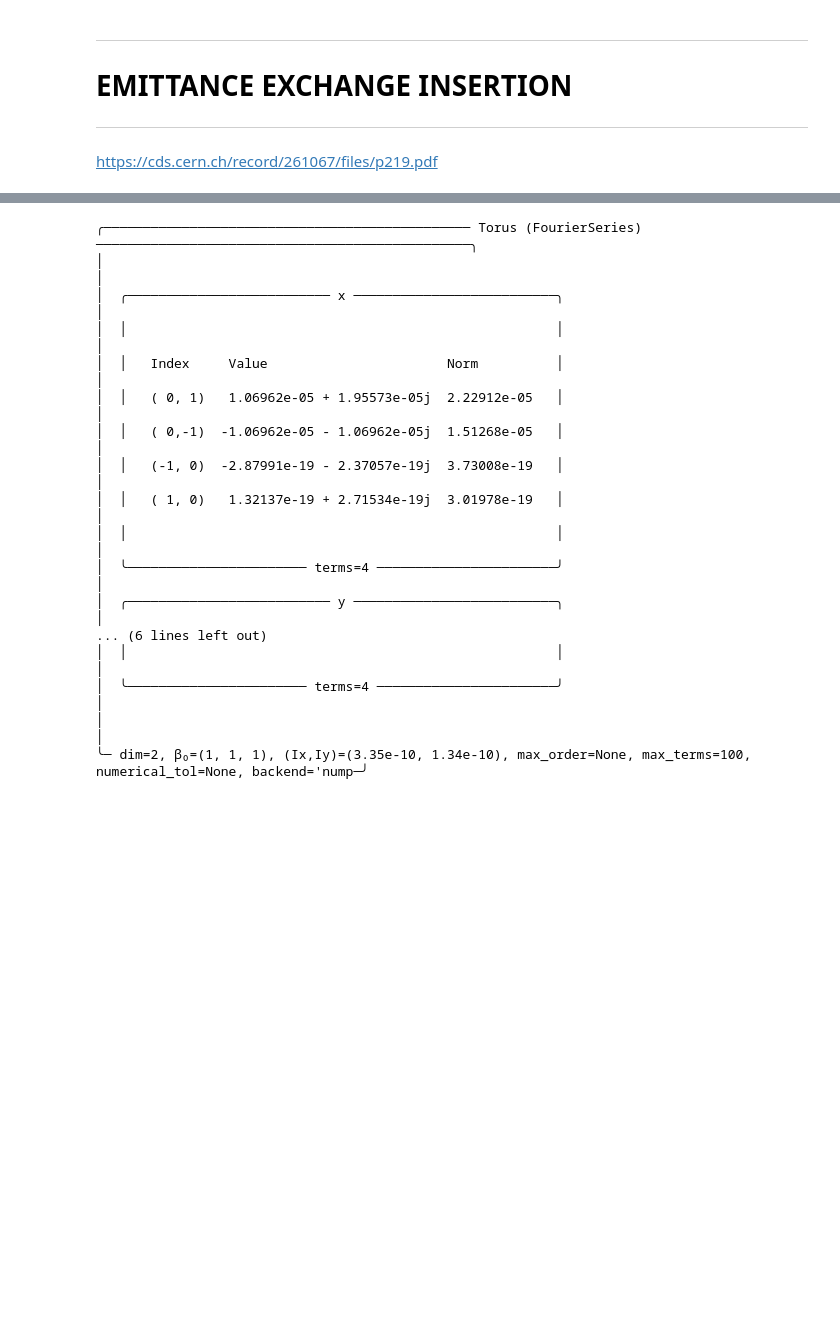
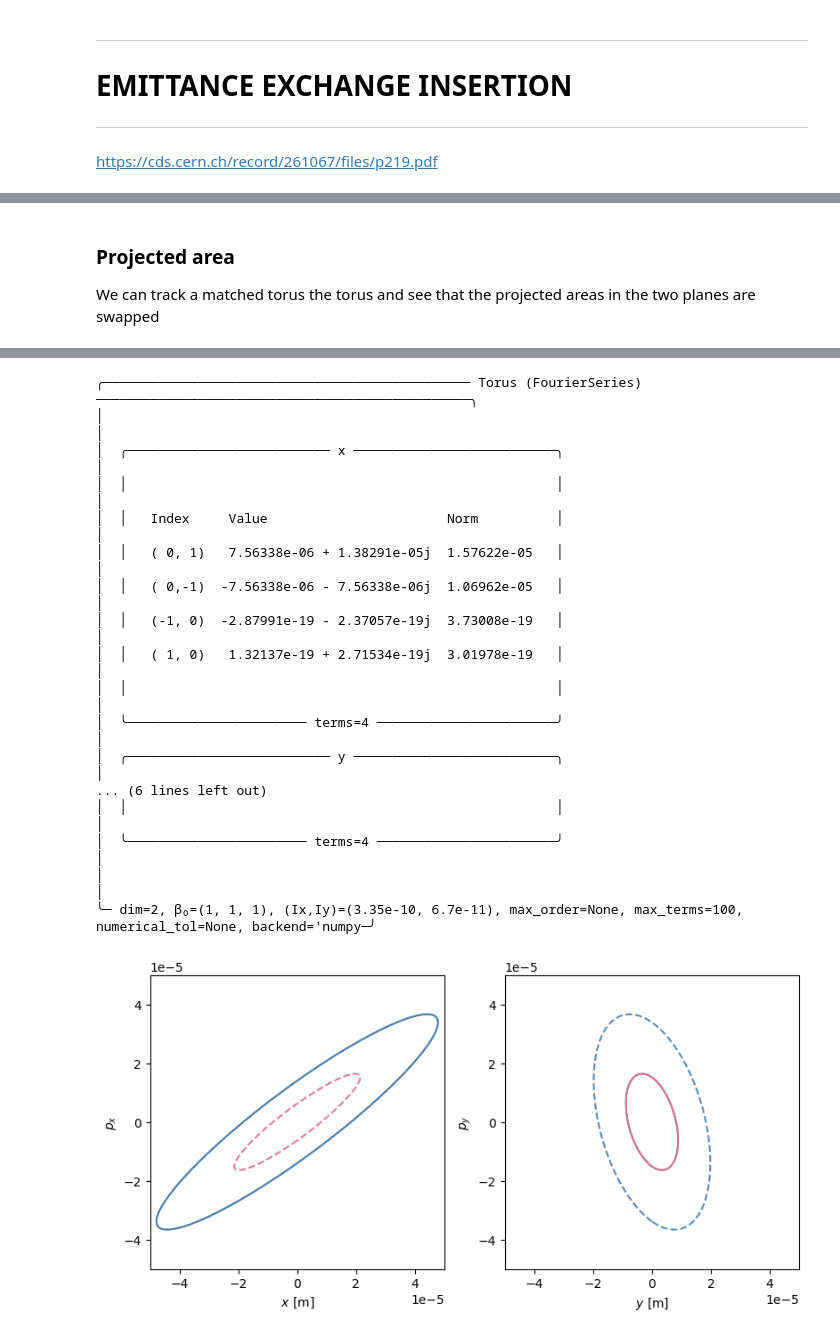
Before and after one commit to pbelange/pytori, a Jupyter notebook: examples/ex009_emittance_exchange.ipynb, the cells around one changed output, grey strips where cells are left out. Saved outputs shown, nothing was run; the diff lists cells and outputs as text; code cells hidden in the pictures; blank space fills up the shorter version.

```diff
--- a/examples/ex009_emittance_exchange.ipynb
+++ b/examples/ex009_emittance_exchange.ipynb
@@ -96,9 +88,12 @@ Done compiling ContextCpu kernels.
+# %% [markdown]
+### Projected area
+We can track a matched torus the torus and see that the projected areas in the two planes are swapped
 # %%
 # Constructing matched torus from W-matrix (2D here)
 x_sig  = 1
 y_sig  = 1
 nemitt_x = 5e-6
-nemitt_y = 2e-6
+nemitt_y = 1e-6
 torus0 = pt.Torus.linear_match(I=[(x_sig**2)/2,(y_sig**2)/2],
                                W_matrix=twiss.W_matrix[0],
                                nemitt_x=nemitt_x,
@@ -134,6 +129,54 @@ Iyy = np.array(Iyy)
 
 display(torus0)
 display(torus1)
+
+
+# Plotting
+#--------------------------------------------------
+x_color = 'steelblue'
+y_color = 'palevioletred'
+
+fig, axes = plt.subplots(1, 2, figsize=(8.1,4))
+
+for torus,ls in zip([torus0, torus1],['-','--']):
+
+    # TORUS SHADOW, plotting all possible angle values
+    #=======================================================
+    T_loop = np.linspace(0,2*np.pi,100)
+    T_vals = np.linspace(0,2*np.pi,20)
+
+    plt.sca(axes[0])
+    for T0 in T_vals[:-1]:
+        ptplt.loop(torus,proj='x',Tx=T_loop,Ty=T0,edgecolor='dimgrey',alpha=0.1,lw=1)
+
+    plt.sca(axes[1])
+    for T0 in T_vals[:-1]:
+        ptplt.loop(torus,proj='y',Tx=T0,Ty=T_loop,edgecolor='dimgrey',alpha=0.1,lw=1)
+    #=======================================================
+
+
+    # Plotting a specific loop
+    #=======================================================
+    plt.sca(axes[0])
+    # same as ptplt.xloop(torus,looping='x')
+    ptplt.loop(torus,proj='x',looping='x',edgecolor=x_color,alpha=0.9,lw=1.5,ls=ls)
+    ptplt.loop(torus,proj='x',looping='y',edgecolor=y_color,alpha=0.9,lw=1.5,ls=ls)
+
+    plt.sca(axes[1])
+    # same as ptplt.yloop(torus,looping='x')
+    ptplt.loop(torus,proj='y',looping='x',edgecolor=x_color,alpha=0.9,lw=1.5,ls=ls)
+    ptplt.loop(torus,proj='y',looping='y',edgecolor=y_color,alpha=0.9,lw=1.5,ls=ls)
+
+
+for ax,plane in zip(axes,['x','y']):
+    plt.sca(ax)
+    plt.axis('equal')
+    plt.gca().set_box_aspect(1)
+    plt.xlabel(rf'${plane}\ [\mathrm{{m}}]$');
+    plt.ylabel(rf'$p_{plane}$');
+    plt.xlim(-5e-5,5e-5)
+    plt.ylim(-5e-5,5e-5)
+plt.tight_layout()
 # %% [output]
 ╭─────────────────────────────────────────────── Torus (FourierSeries) ────────────────────────────────────────────────╮
 │                                                                                                                      │
@@ -156,17 +199,18 @@ display(torus1)
 ╭─────────────────────────────────────────────── Torus (FourierSeries) ────────────────────────────────────────────────╮
 │                                                                                                                      │
 │  ╭────────────────────────── x ──────────────────────────╮                                                           │
 │  │                                                       │                                                           │
 │  │   Index     Value                       Norm          │                                                           │
-│  │   ( 0, 1)   1.06962e-05 + 1.95573e-05j  2.22912e-05   │                                                           │
-│  │   ( 0,-1)  -1.06962e-05 - 1.06962e-05j  1.51268e-05   │                                                           │
+│  │   ( 0, 1)   7.56338e-06 + 1.38291e-05j  1.57622e-05   │                                                           │
+│  │   ( 0,-1)  -7.56338e-06 - 7.56338e-06j  1.06962e-05   │                                                           │
 │  │   (-1, 0)  -2.87991e-19 - 2.37057e-19j  3.73008e-19   │                                                           │
 │  │   ( 1, 0)   1.32137e-19 + 2.71534e-19j  3.01978e-19   │                                                           │
 │  │                                                       │                                                           │
 │  ╰─────────────────────── terms=4 ───────────────────────╯                                                           │
 │  ╭────────────────────────── y ──────────────────────────╮                                                           │
 ... (6 lines left out)
 │  │                                                       │                                                           │
 │  ╰─────────────────────── terms=4 ───────────────────────╯                                                           │
 │                                                                                                                      │
-╰─ dim=2, β₀=(1, 1, 1), (Ix,Iy)=(3.35e-10, 1.34e-10), max_order=None, max_terms=100, numerical_tol=None, backend='nump─╯
+╰─ dim=2, β₀=(1, 1, 1), (Ix,Iy)=(3.35e-10, 6.7e-11), max_order=None, max_terms=100, numerical_tol=None, backend='numpy─╯
+[figure, added]
```
Also changed, not shown: parts of 15 cells of this notebook, 2 other files.
